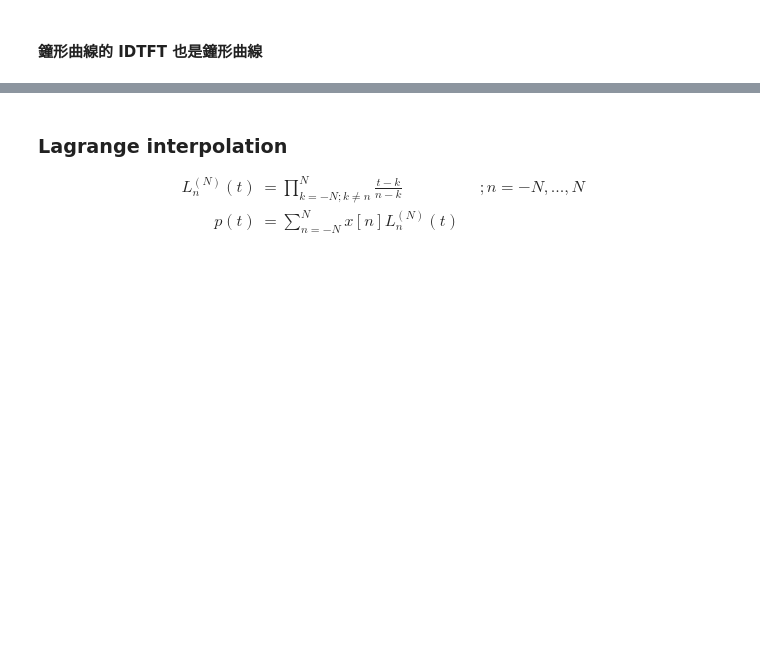
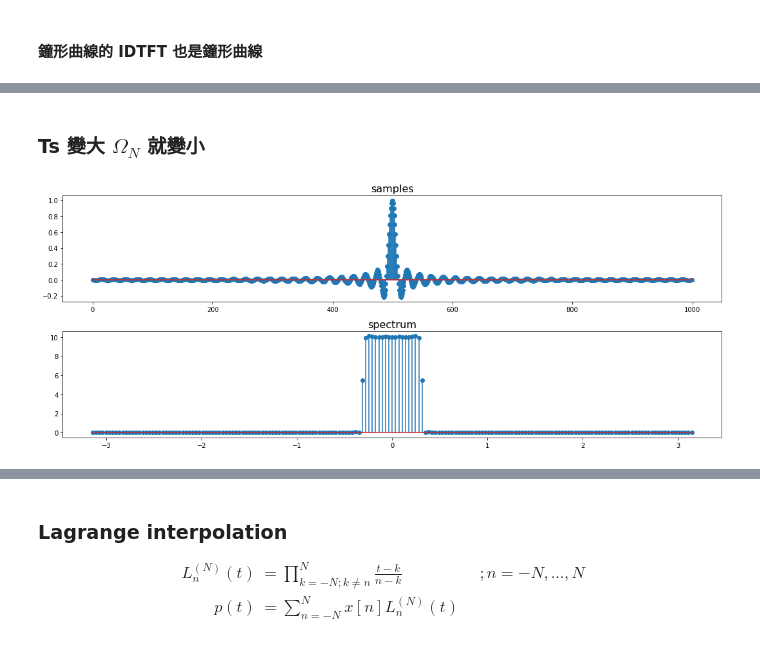
Before and after one commit to Wei1234c/Digital_Signal_Processing, a Jupyter notebook: notebooks/week7/Week 7 Lab.ipynb, the cells around one changed output, grey strips where cells are left out. Saved outputs shown, nothing was run; the diff lists cells and outputs as text; code cells hidden in the pictures; blank space fills up the shorter version.

```diff
--- a/notebooks/week7/Week 7 Lab.ipynb
+++ b/notebooks/week7/Week 7 Lab.ipynb
@@ -55,0 +120,7 @@ plt.plot(s);
+# %% [markdown]
+### Ts 變大 $\Omega_N$ 就變小
+# %%
+Ts = 1
+_ = fourier.dtft(np.sinc(t/Ts))
+# %% [output]
+[figure, added]
```
Also changed, not shown: parts of 68 cells of this notebook, 26 other files.
